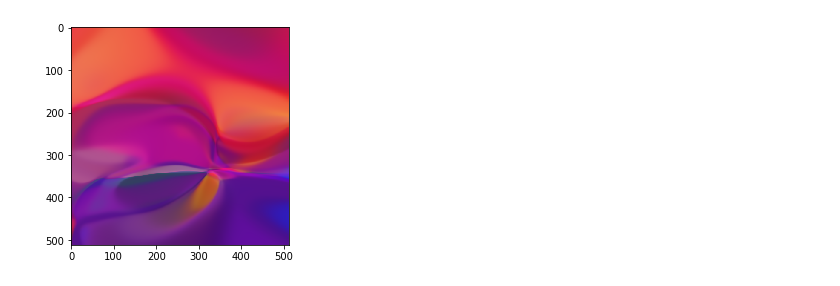
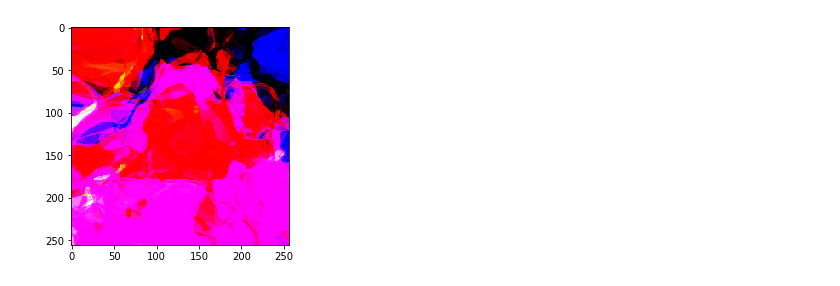
Before and after one commit to silky/cppn-3d, a Jupyter notebook: python/Generate Maps.ipynb, the cells around one changed output. Saved outputs shown, nothing was run; the diff lists cells and outputs as text; code cells hidden in the pictures.

```diff
--- a/python/Generate Maps.ipynb
+++ b/python/Generate Maps.ipynb
@@ -10,34 +10,33 @@ from skimage.io import imsave
 # %%
 sess = tf.InteractiveSession()
 # %%
-latent_dim = 9
+latent_dim = 3
 TAXICAB    = ft.partial(np.linalg.norm, axis=0, ord=1)
 EUCLIDEAN  = ft.partial(np.linalg.norm, axis=0, ord=2)
 INF        = ft.partial(np.linalg.norm, axis=0, ord=np.inf)
 
-norms = [ EUCLIDEAN ]
+norms = [ ]
 
-c = Config( net_size   = 20
-          , num_dense  = 6
-          , latent_dim = latent_dim
-          , colours    = 3
-          , input_size = 1 + 1 + len(norms) + latent_dim
-          , norms      = norms
-          , activation_function = tf.nn.tanh
+c = Config( net_size    = 90
+          , latent_dim  = latent_dim
+          , colours     = 3
+          , input_size  = 1 + 1 + len(norms) + latent_dim
+          , norms       = norms
+          , activations = [ tf.nn.selu, tf.nn.tanh, tf.nn.softplus ] * 2
           )
 
-size   = 512
+size   = 256
 width  = size
 height = size
 
 m = build_model(c)
 z = np.random.normal(0, 1, size=c.latent_dim)
 
 sess.run(tf.global_variables_initializer())
 
 yss = forward(sess, c, m, z, width, height)
 ys  = stitch_together(yss)
 
 _ = plt.imshow(ys)
 # %% [output]
-[figure, old version]
+[figure, new version]
```
Also changed, not shown: parts of 2 cells of this notebook, 15 other files.
